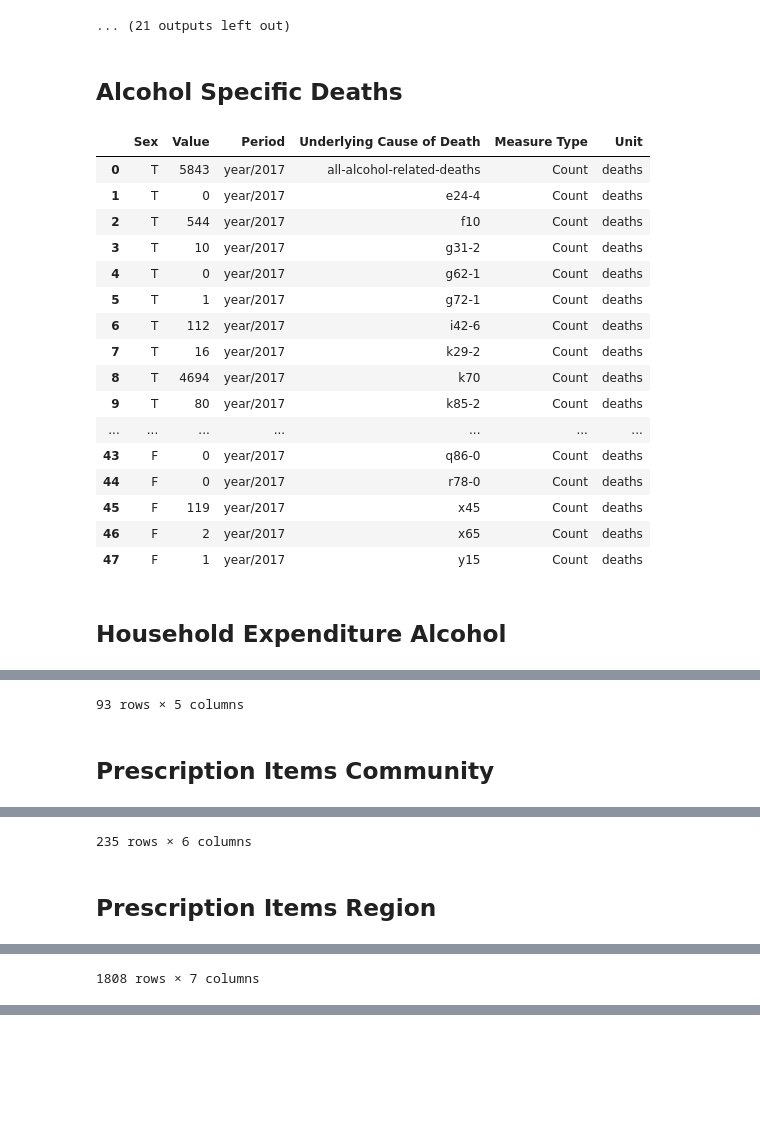
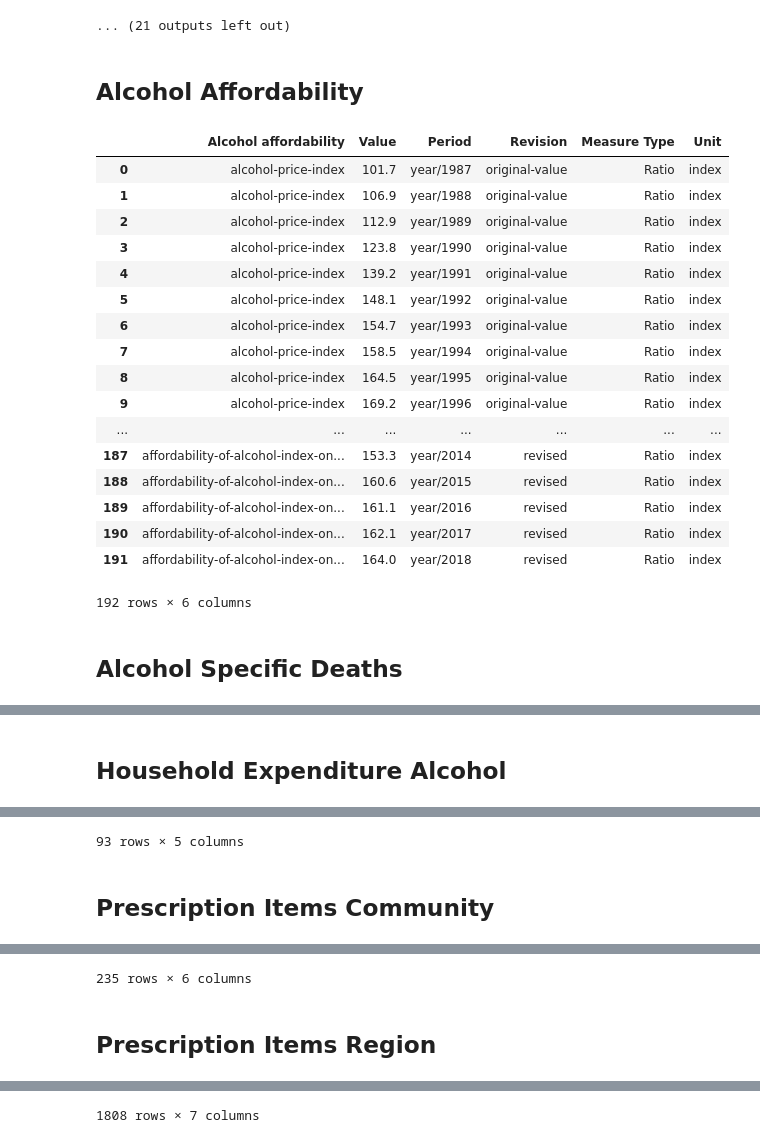
Before and after one commit to GSS-Cogs/NHS-Statistics-on-Alcohol-England, a Jupyter notebook: main.ipynb, the cells around one changed output, grey strips where cells are left out. Drawn from its saved outputs; the diff is of its cells as text; code cells hidden in the pictures; blank space fills up the shorter version.

Commit message:
Guard against upper/lower case titles. Change Alcohol Affordability to Alcohol affordability.

```diff
--- a/main.ipynb
+++ b/main.ipynb
@@ -215,19 +215,19 @@ out.mkdir(exist_ok=True)
 
 for (filename, table) in tables.items():
     title = titles[filename]
-    if title == 'Alcohol affordability':
+    if title.lower() == 'alcohol affordability':
         table['Period'] = table['Year'].map(lambda x: f'year/{x}')
         table = table.drop(columns='Year')
         table['Revision'] = table['Metric'].map(
             lambda x: 'revised' if x.endswith(' (revised)') else 'original-value')
-        table.rename(columns={'Metric': 'Alcohol Affordability'}, inplace=True)
-        table['Alcohol Affordability'].cat.rename_categories(
+        table.rename(columns={'Metric': 'Alcohol affordability'}, inplace=True)
+        table['Alcohol affordability'].cat.rename_categories(
             lambda x: pathify(x[:-len(" (18+) (revised)")] if x.endswith(" (18+) (revised)") else
                       x[:-len(" (revised)")] if x.endswith(" (revised)") else x),
             inplace=True)
         table['Measure Type'] = 'Ratio'
         table['Unit'] = 'index'
-    elif title == 'Alcohol Specific Deaths':
+    elif title.lower() == 'alcohol specific deaths':
         table['Period'] = table['Year'].map(lambda x: f'year/{x}')
         table['Underlying Cause of Death'] = table['ICD10_Code'].map(
             lambda x: pathify(x) if x != 'Total' else 'all-alcohol-related-deaths')
@@ -238,7 +238,7 @@ for (filename, table) in tables.items():
              'Male': 'M', 'Female': 'F'}, inplace=True)
         table['Measure Type'] = 'Count'
         table['Unit'] = 'deaths'
-    elif title == 'Household Expenditure Alcohol':
+    elif title.lower() == 'household expenditure alcohol':
         table['Period'] = table['Year'].map(lambda x: f'year/{x}')
         table.rename(columns={'Metric': 'Household expenditure type'}, inplace=True)
         table['Household expenditure type'].cat.rename_categories(pathify, inplace=True)
@@ -248,7 +248,7 @@ for (filename, table) in tables.items():
             lambda x: 'percent' if 'percentage' in x else 'gbp')
         table['Value'] = table['Value'].map(
             lambda x: x.replace(',', ''))
-    elif title == 'Prescription Items Community':
+    elif title.lower() == 'prescription items community':
         table['Period'] = table['Year'].map(lambda x: f'year/{x}')
         table.rename(columns={
             'Metric_Primary': 'Metric',
@@ -268,50 +268,51 @@ for (filename, table) in tables.items():
         table['Measure Type'] = table['Unit'].map(
             lambda x: 'Count' if x == 'prescription-items' else 'GBP Total')
         table['Value'] = pd.to_numeric(table['Value'], errors='coerce', downcast='integer')
         table.dropna(subset=['Value'], inplace=True)
         table['Value'] = table['Value'].astype('int')
-    elif title == 'Prescription Items Region':
+    elif title.lower() == 'prescription items region':
         table['Period'] = table['Year'].map(lambda x: f'year/{x}')
         table.rename(columns={
             'ONS_Code': 'Geography',
             'Metric_Primary': 'Metric',
             'Metric_Secondary': 'Prescription item'
         }, inplace=True)
         table.drop(table[(table['Geography'] == 'XXXXXXXX') |
                          (table['Geography'].isna())].index, inplace=True)
         table['Metric'].cat.rename_categories(pathify, inplace=True)
         table.rename(columns={'Metric': 'Prescription'}, inplace=True)
         table['Prescription item'].cat.rename_categories(pathify, inplace=True)
         table = table.drop(columns=['Year', 'Org_Code', 'Org_Name'])
         table['Measure Type'] = 'Count'
         table['Unit'] = 'prescription-items'
         table['Value'] = pd.to_numeric(table['Value'], errors='coerce', downcast='integer')
         table.dropna(subset=['Value'], inplace=True)
         table['Value'] = table['Value'].astype('int')
     else:
         continue
     display(HTML(f'<h2>{title}</h2>'))
     display(table)
     table.to_csv(out / f'{pathify(title)}.csv', index = False)
     schema = CSVWSchema('https://ons-opendata.github.io/ref_alcohol/')
     schema.create(out / f'{pathify(title)}.csv', out / f'{pathify(title)}.csv-schema.json')
 # %% [output]
-Alcohol Specific Deaths
+Alcohol Affordability
-|  | Sex | Value | Period | Underlying Cause of Death | Measure Type | Unit |
-| 0 | T | 5843 | year/2017 | all-alcohol-related-deaths | Count | deaths |
-| 1 | T | 0 | year/2017 | e24-4 | Count | deaths |
-| 2 | T | 544 | year/2017 | f10 | Count | deaths |
-| 3 | T | 10 | year/2017 | g31-2 | Count | deaths |
-| 4 | T | 0 | year/2017 | g62-1 | Count | deaths |
-| 5 | T | 1 | year/2017 | g72-1 | Count | deaths |
-| 6 | T | 112 | year/2017 | i42-6 | Count | deaths |
-| 7 | T | 16 | year/2017 | k29-2 | Count | deaths |
-| 8 | T | 4694 | year/2017 | k70 | Count | deaths |
-| 9 | T | 80 | year/2017 | k85-2 | Count | deaths |
+|  | Alcohol affordability | Value | Period | Revision | Measure Type | Unit |
+| 0 | alcohol-price-index | 101.7 | year/1987 | original-value | Ratio | index |
+| 1 | alcohol-price-index | 106.9 | year/1988 | original-value | Ratio | index |
+| 2 | alcohol-price-index | 112.9 | year/1989 | original-value | Ratio | index |
+| 3 | alcohol-price-index | 123.8 | year/1990 | original-value | Ratio | index |
+| 4 | alcohol-price-index | 139.2 | year/1991 | original-value | Ratio | index |
+| 5 | alcohol-price-index | 148.1 | year/1992 | original-value | Ratio | index |
+| 6 | alcohol-price-index | 154.7 | year/1993 | original-value | Ratio | index |
+| 7 | alcohol-price-index | 158.5 | year/1994 | original-value | Ratio | index |
+| 8 | alcohol-price-index | 164.5 | year/1995 | original-value | Ratio | index |
+| 9 | alcohol-price-index | 169.2 | year/1996 | original-value | Ratio | index |
 | ... | ... | ... | ... | ... | ... | ... |
-| 43 | F | 0 | year/2017 | q86-0 | Count | deaths |
-| 44 | F | 0 | year/2017 | r78-0 | Count | deaths |
-| 45 | F | 119 | year/2017 | x45 | Count | deaths |
-| 46 | F | 2 | year/2017 | x65 | Count | deaths |
-| 47 | F | 1 | year/2017 | y15 | Count | deaths |
+| 187 | affordability-of-alcohol-index-on... | 153.3 | year/2014 | revised | Ratio | index |
+| 188 | affordability-of-alcohol-index-on... | 160.6 | year/2015 | revised | Ratio | index |
+| 189 | affordability-of-alcohol-index-on... | 161.1 | year/2016 | revised | Ratio | index |
+| 190 | affordability-of-alcohol-index-on... | 162.1 | year/2017 | revised | Ratio | index |
+| 191 | affordability-of-alcohol-index-on... | 164.0 | year/2018 | revised | Ratio | index |
+192 rows × 6 columns
-Household Expenditure Alcohol
+Alcohol Specific Deaths
@@ -335,2 +336 @@ Household Expenditure Alcohol
-93 rows × 5 columns
-Prescription Items Community
+Household Expenditure Alcohol
@@ -354,2 +354,2 @@ Prescription Items Community
-235 rows × 6 columns
+93 rows × 5 columns
-Prescription Items Region
+Prescription Items Community
@@ -373 +373,2 @@ Prescription Items Region
-1808 rows × 7 columns
+235 rows × 6 columns
+Prescription Items Region
@@ -374,3 +392,4 @@ Prescription Items Region
+1808 rows × 7 columns
 # %%
 for filename in tables.keys():
     basename = pathify(titles[filename])
```
Also changed, not shown: parts of 2 cells of this notebook.
